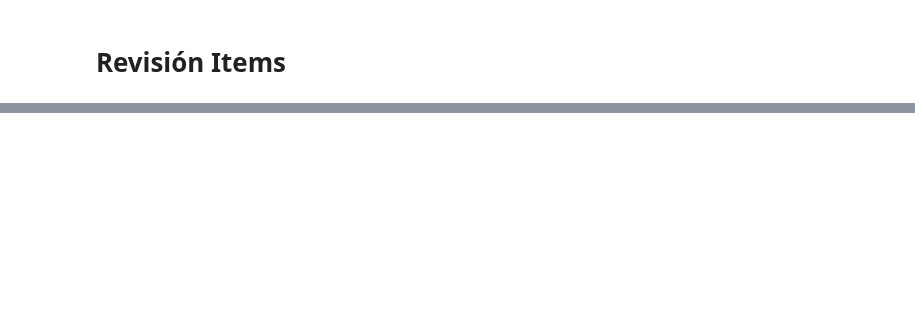
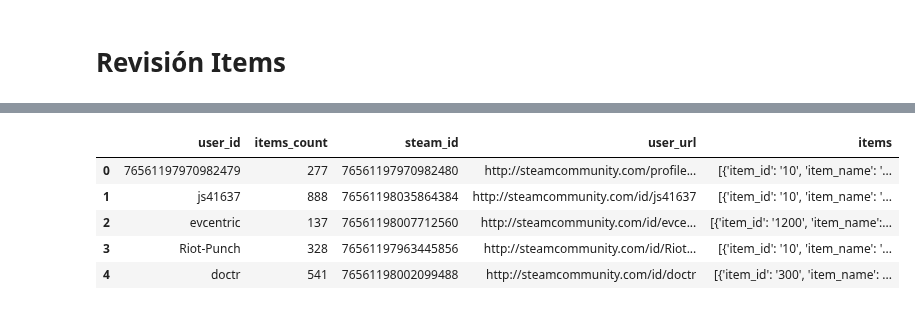
Before and after one commit to DaAnMaGi/PI_ML_OPS, a Jupyter notebook: exploracion/exploracion_inicial.ipynb, the cells around one changed output, grey strips where cells are left out. Drawn from its saved outputs; the diff is of its cells as text; code cells hidden in the pictures; blank space fills up the shorter version.

```diff
--- a/exploracion/exploracion_inicial.ipynb
+++ b/exploracion/exploracion_inicial.ipynb
@@ -130,0 +216,11 @@ with gzip.open("/content/user_items_valido.json.gzip","wb") as file:
+# %%
+# se prueba que el nuevo archivo pueda ser leído al cargarse.
+items = pd.read_json("/content/items_corregido.json.gz",compression="gzip")
+items.head()
+# %% [output]
+|  | user_id | items_count | steam_id | user_url | items |
+| 0 | 76561197970982479 | 277 | 76561197970982480 | http://steamcommunity.com/profile... | [{'item_id': '10', 'item_name': '... |
+| 1 | js41637 | 888 | 76561198035864384 | http://steamcommunity.com/id/js41637 | [{'item_id': '10', 'item_name': '... |
+| 2 | evcentric | 137 | 76561198007712560 | http://steamcommunity.com/id/evce... | [{'item_id': '1200', 'item_name':... |
+| 3 | Riot-Punch | 328 | 76561197963445856 | http://steamcommunity.com/id/Riot... | [{'item_id': '10', 'item_name': '... |
+| 4 | doctr | 541 | 76561198002099488 | http://steamcommunity.com/id/doctr | [{'item_id': '300', 'item_name': ... |
```
Also changed, not shown: parts of 28 cells of this notebook.
